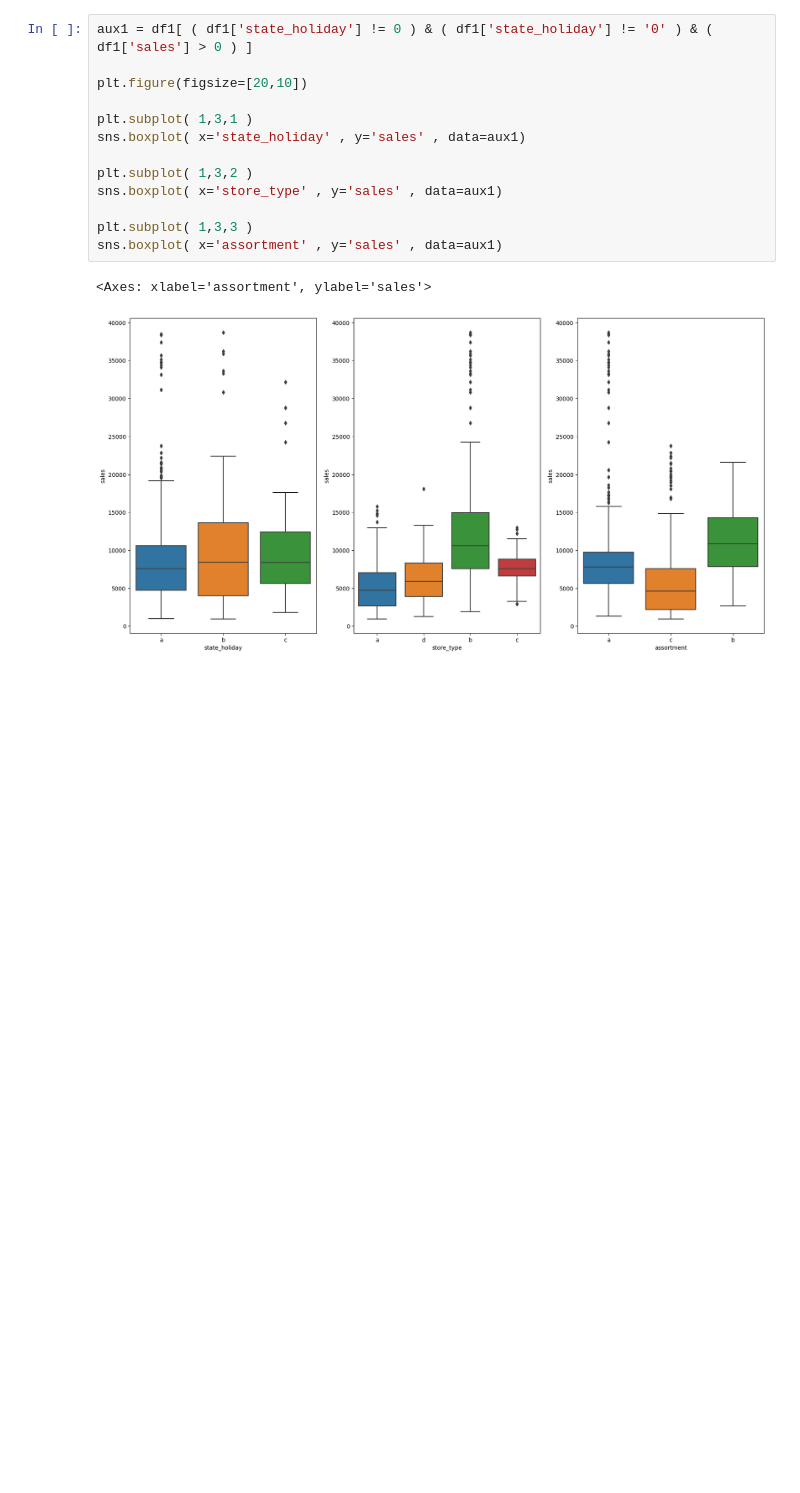
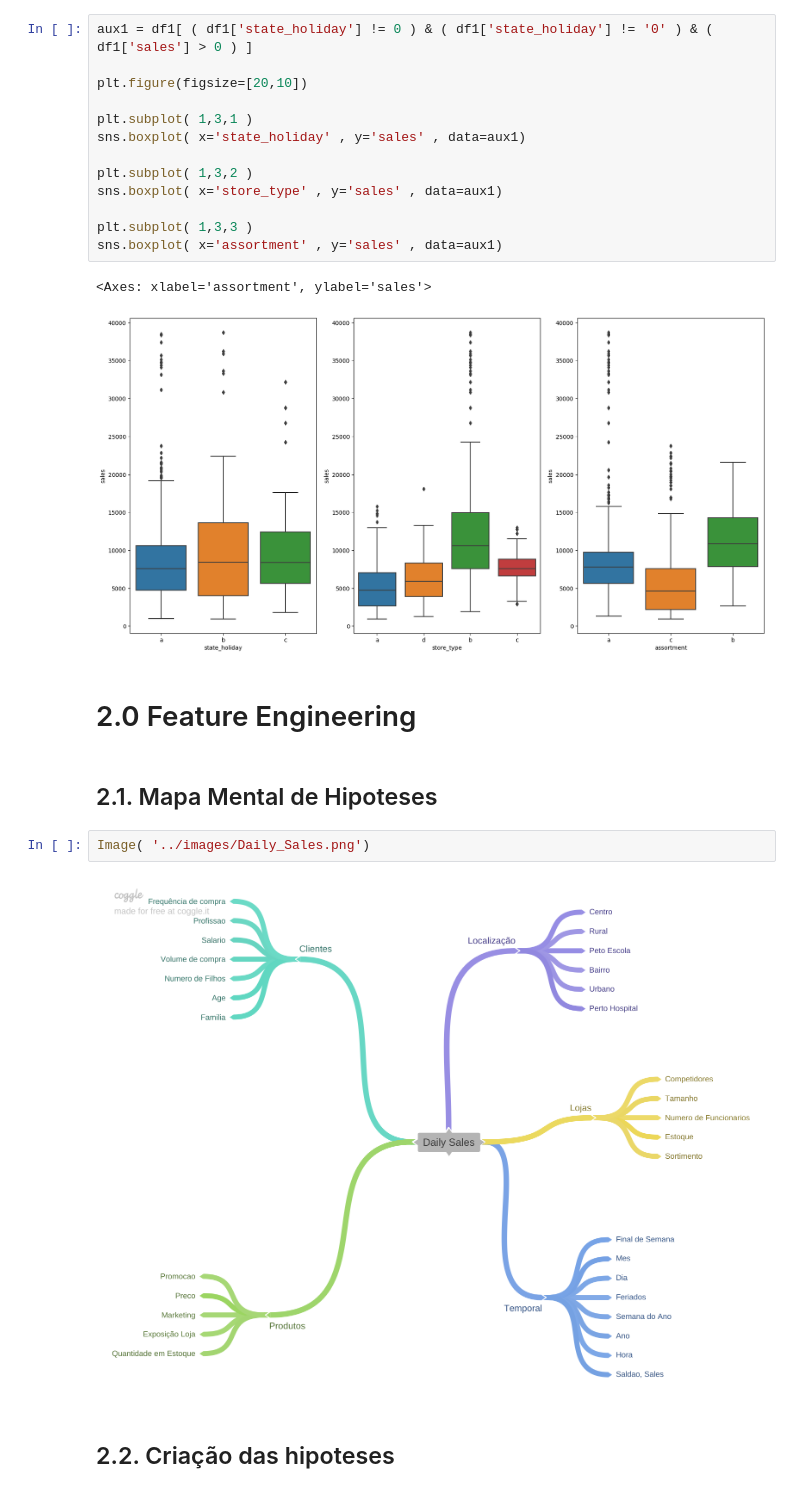
Before and after one commit to thiago-vale/ds-em-producao, a Jupyter notebook: notebooks/store-sales-ŕedictions.ipynb, the cells around one changed output. Cells and saved outputs as stored; diff of their text form; blank space fills up the shorter version.

Commit message:
finish feature engineering

```diff
--- a/notebooks/store-sales-ŕedictions.ipynb
+++ b/notebooks/store-sales-ŕedictions.ipynb
@@ -327,3 +330,13 @@ sns.boxplot( x='assortment' , y='sales' , data=aux1)
 # %% [output]
 <Axes: xlabel='assortment', ylabel='sales'>
 [figure]
+# %% [markdown]
+# 2.0 Feature Engineering
+# %% [markdown]
+ ## 2.1. Mapa Mental de Hipoteses
+# %%
+Image( '../images/Daily_Sales.png')
+# %% [output]
+[figure, added]
+# %% [markdown]
+## 2.2. Criação das hipoteses
```
Also changed, not shown: parts of 14 cells of this notebook, 1 other file.
